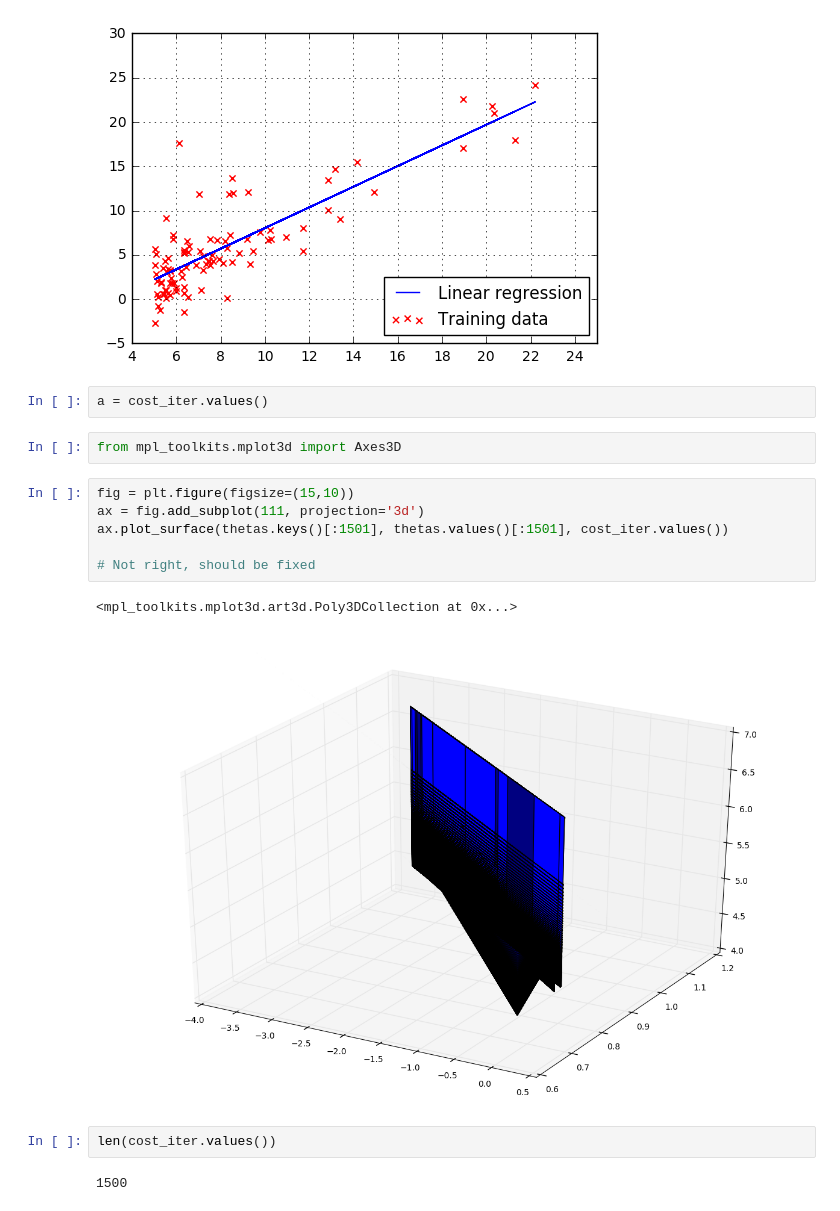
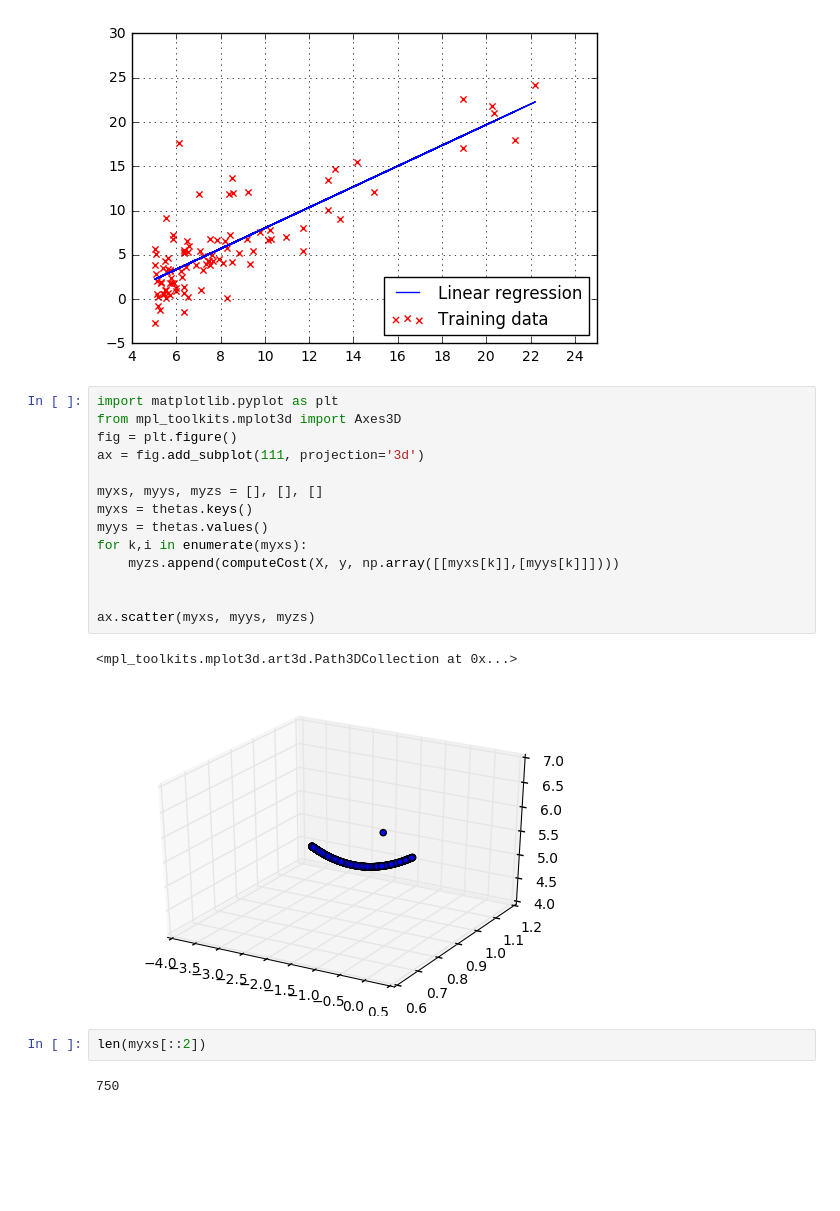
Before and after one commit to ayoubeddafali/Machine-learning-beginner, a Jupyter notebook: univariate_linear_regression/Linear Regression.ipynb, the cells around one changed output. Saved outputs shown, nothing was run; the diff lists cells and outputs as text; blank space fills up the shorter version.

Commit message:
3d plot for cost function

```diff
--- a/univariate_linear_regression/Linear Regression.ipynb
+++ b/univariate_linear_regression/Linear Regression.ipynb
@@ -132,20 +132,24 @@ plt.legend(["Linear regression","Training data"],loc=4)
 plt.grid()
 # %% [output]
 [figure]
-# %%
-a = cost_iter.values()
-# %%
-from mpl_toolkits.mplot3d import Axes3D
-# %%
-fig = plt.figure(figsize=(15,10))
-ax = fig.add_subplot(111, projection='3d')
-ax.plot_surface(thetas.keys()[:1501], thetas.values()[:1501], cost_iter.values())
-
-# Not right, should be fixed
-# %% [output]
-<mpl_toolkits.mplot3d.art3d.Poly3DCollection at 0x...>
-[figure, removed]
-# %%
-len(cost_iter.values())
-# %% [output]
-1500
+# %%
+import matplotlib.pyplot as plt
+from mpl_toolkits.mplot3d import Axes3D
+fig = plt.figure()
+ax = fig.add_subplot(111, projection='3d')
+
+myxs, myys, myzs = [], [], []
+myxs = thetas.keys()
+myys = thetas.values()
+for k,i in enumerate(myxs):
+    myzs.append(computeCost(X, y, np.array([[myxs[k]],[myys[k]]])))
+
+
+ax.scatter(myxs, myys, myzs)
+# %% [output]
+<mpl_toolkits.mplot3d.art3d.Path3DCollection at 0x...>
+[figure, added]
+# %%
+len(myxs[::2])
+# %% [output]
+750
```
